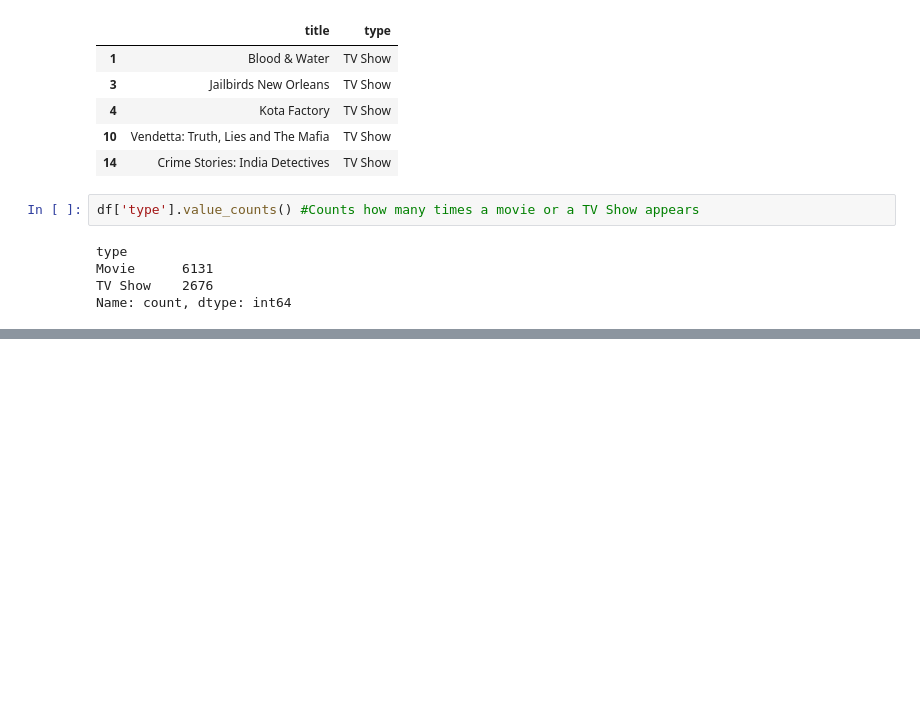
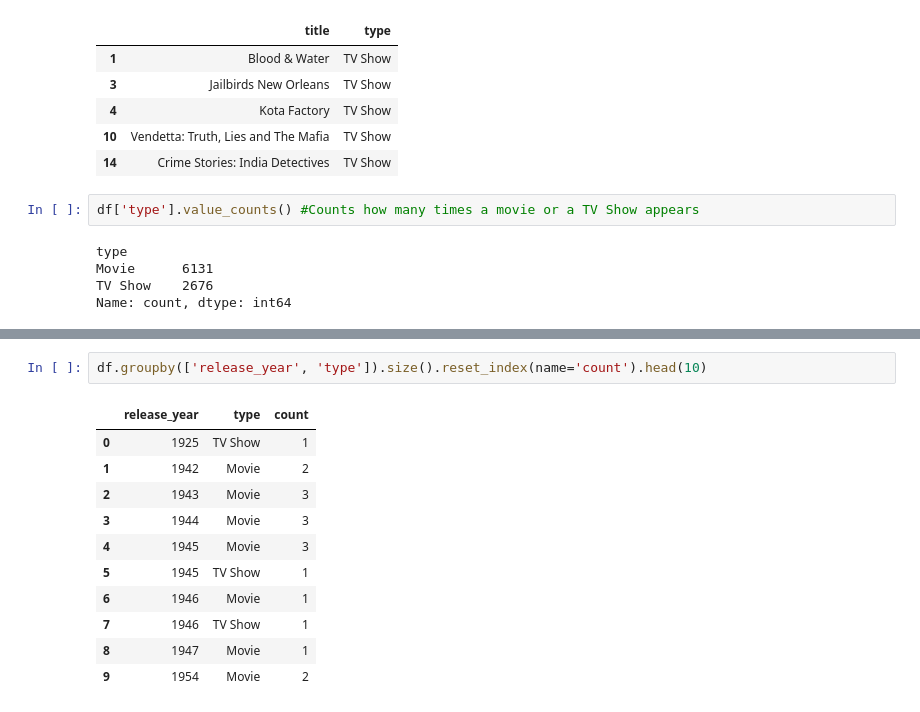
Before and after one commit to shivaak67/netflix-titles-analysis, a Jupyter notebook: notebooks/01_loading_and_inspection.ipynb, the cells around one changed output, grey strips where cells are left out. Drawn from its saved outputs; the diff is of its cells as text; blank space fills up the shorter version.

Commit message:
Perform exploratory analysis with grouping, filtering, and country breakdowns

```diff
--- a/notebooks/01_loading_and_inspection.ipynb
+++ b/notebooks/01_loading_and_inspection.ipynb
@@ -124,0 +174,14 @@ tv_shows.head()
+# %%
+df.groupby(['release_year', 'type']).size().reset_index(name='count').head(10)
+# %% [output]
+|  | release_year | type | count |
+| 0 | 1925 | TV Show | 1 |
+| 1 | 1942 | Movie | 2 |
+| 2 | 1943 | Movie | 3 |
+| 3 | 1944 | Movie | 3 |
+| 4 | 1945 | Movie | 3 |
+| 5 | 1945 | TV Show | 1 |
+| 6 | 1946 | Movie | 1 |
+| 7 | 1946 | TV Show | 1 |
+| 8 | 1947 | Movie | 1 |
+| 9 | 1954 | Movie | 2 |
```
Also changed, not shown: parts of 21 cells of this notebook.
